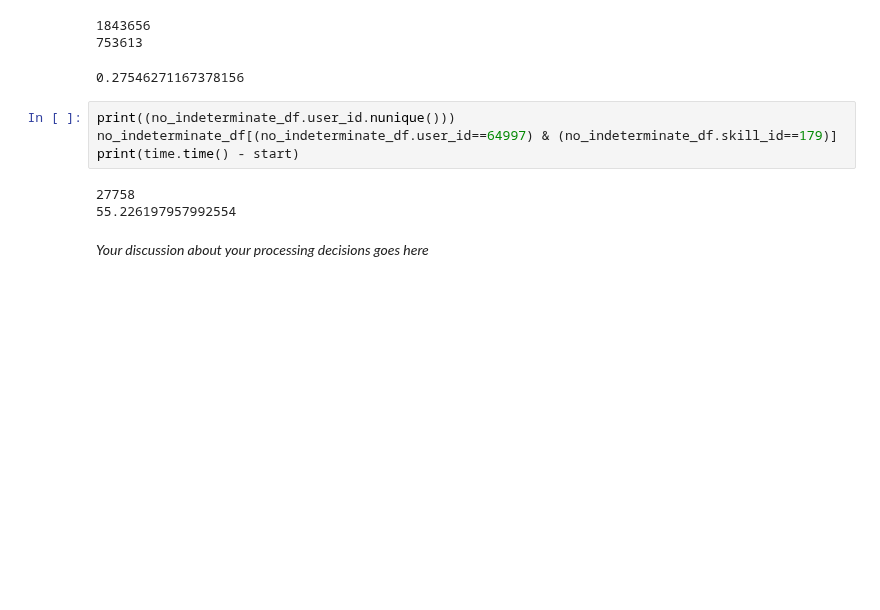
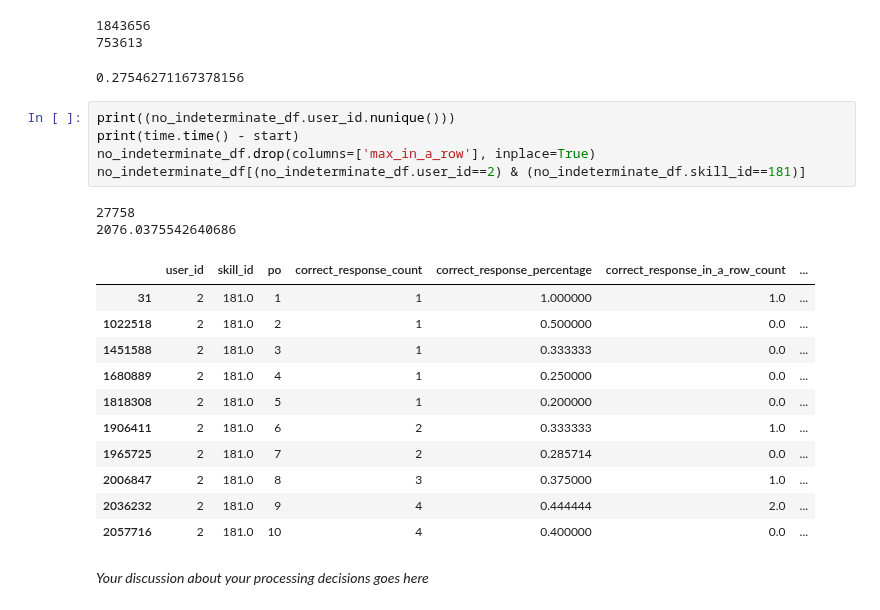
Before and after one commit to odudler/mlbd2023, a Jupyter notebook: m4_calcularis_report.ipynb, the cells around one changed output. Drawn from its saved outputs; the diff is of its cells as text; blank space fills up the shorter version.

```diff
--- a/m4_calcularis_report.ipynb
+++ b/m4_calcularis_report.ipynb
@@ -420,11 +412,23 @@ len(no_indeterminate_df.groupby(['user_id', 'skill_id']).count()) / len(processe
 0.27546271167378156
 # %%
 print((no_indeterminate_df.user_id.nunique()))
-no_indeterminate_df[(no_indeterminate_df.user_id==64997) & (no_indeterminate_df.skill_id==179)]
 print(time.time() - start)
+no_indeterminate_df.drop(columns=['max_in_a_row'], inplace=True)
+no_indeterminate_df[(no_indeterminate_df.user_id==2) & (no_indeterminate_df.skill_id==181)]
 # %% [output]
 27758
-55.226197957992554
+2076.0375542640686
+|  | user_id | skill_id | po | correct_response_count | correct_response_percentage | correct_response_in_a_row_count | ... |
+| 31 | 2 | 181.0 | 1 | 1 | 1.000000 | 1.0 | ... |
+| 1022518 | 2 | 181.0 | 2 | 1 | 0.500000 | 0.0 | ... |
+| 1451588 | 2 | 181.0 | 3 | 1 | 0.333333 | 0.0 | ... |
+| 1680889 | 2 | 181.0 | 4 | 1 | 0.250000 | 0.0 | ... |
+| 1818308 | 2 | 181.0 | 5 | 1 | 0.200000 | 0.0 | ... |
+| 1906411 | 2 | 181.0 | 6 | 2 | 0.333333 | 1.0 | ... |
+| 1965725 | 2 | 181.0 | 7 | 2 | 0.285714 | 0.0 | ... |
+| 2006847 | 2 | 181.0 | 8 | 3 | 0.375000 | 1.0 | ... |
+| 2036232 | 2 | 181.0 | 9 | 4 | 0.444444 | 2.0 | ... |
+| 2057716 | 2 | 181.0 | 10 | 4 | 0.400000 | 0.0 | ... |
 # %% [markdown]
 *Your discussion about your processing decisions goes here*
 # %% [markdown]
```
Also changed, not shown: parts of 4 cells of this notebook.
